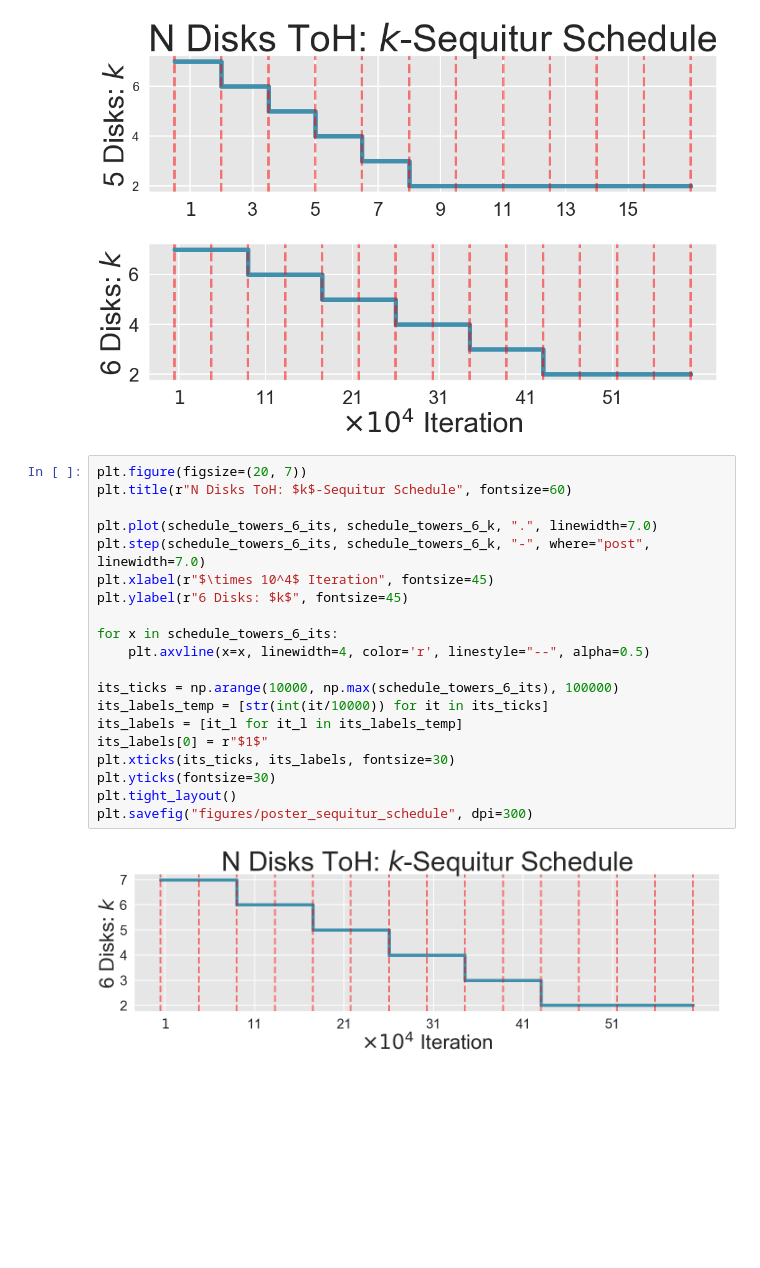
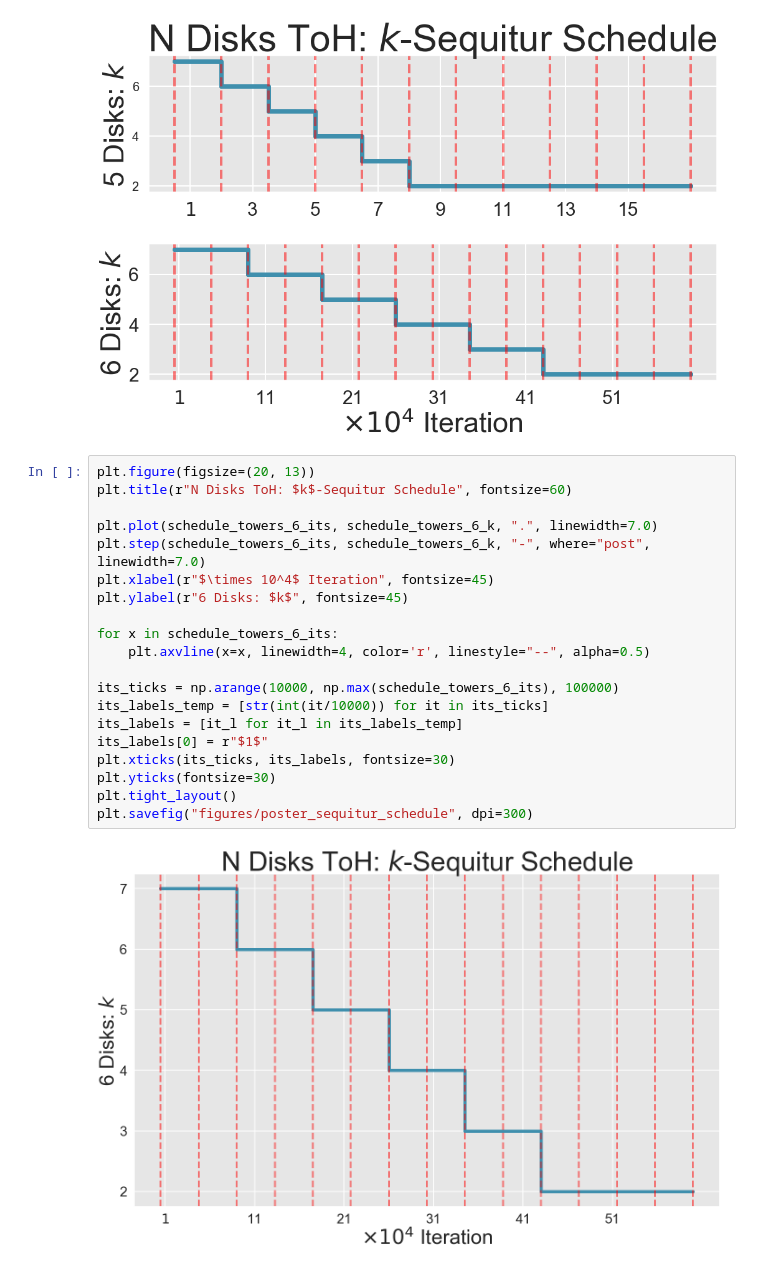
Before and after one commit to RobertTLange/action-grammars-hrl, a Jupyter notebook: visualize_results.ipynb, the cells around one changed output. Cells and saved outputs as stored; diff of their text form; blank space fills up the shorter version.

```diff
--- a/visualize_results.ipynb
+++ b/visualize_results.ipynb
@@ -459,24 +459,24 @@ plt.savefig("figures/f4_right_sequitur_schedule", dpi=300)
 # %% [output]
 [figure]
 # %%
-plt.figure(figsize=(20, 7))
+plt.figure(figsize=(20, 13))
 plt.title(r"N Disks ToH: $k$-Sequitur Schedule", fontsize=60)
 
 plt.plot(schedule_towers_6_its, schedule_towers_6_k, ".", linewidth=7.0)
 plt.step(schedule_towers_6_its, schedule_towers_6_k, "-", where="post", linewidth=7.0)
 plt.xlabel(r"$\times 10^4$ Iteration", fontsize=45)
 plt.ylabel(r"6 Disks: $k$", fontsize=45)
 
 for x in schedule_towers_6_its:
     plt.axvline(x=x, linewidth=4, color='r', linestyle="--", alpha=0.5)
 
 its_ticks = np.arange(10000, np.max(schedule_towers_6_its), 100000)
 its_labels_temp = [str(int(it/10000)) for it in its_ticks]
 its_labels = [it_l for it_l in its_labels_temp]
 its_labels[0] = r"$1$"
 plt.xticks(its_ticks, its_labels, fontsize=30)
 plt.yticks(fontsize=30)
 plt.tight_layout()
 plt.savefig("figures/poster_sequitur_schedule", dpi=300)
 # %% [output]
-[figure, old version]
+[figure, new version]
```
Also changed, not shown: 9 other files.
